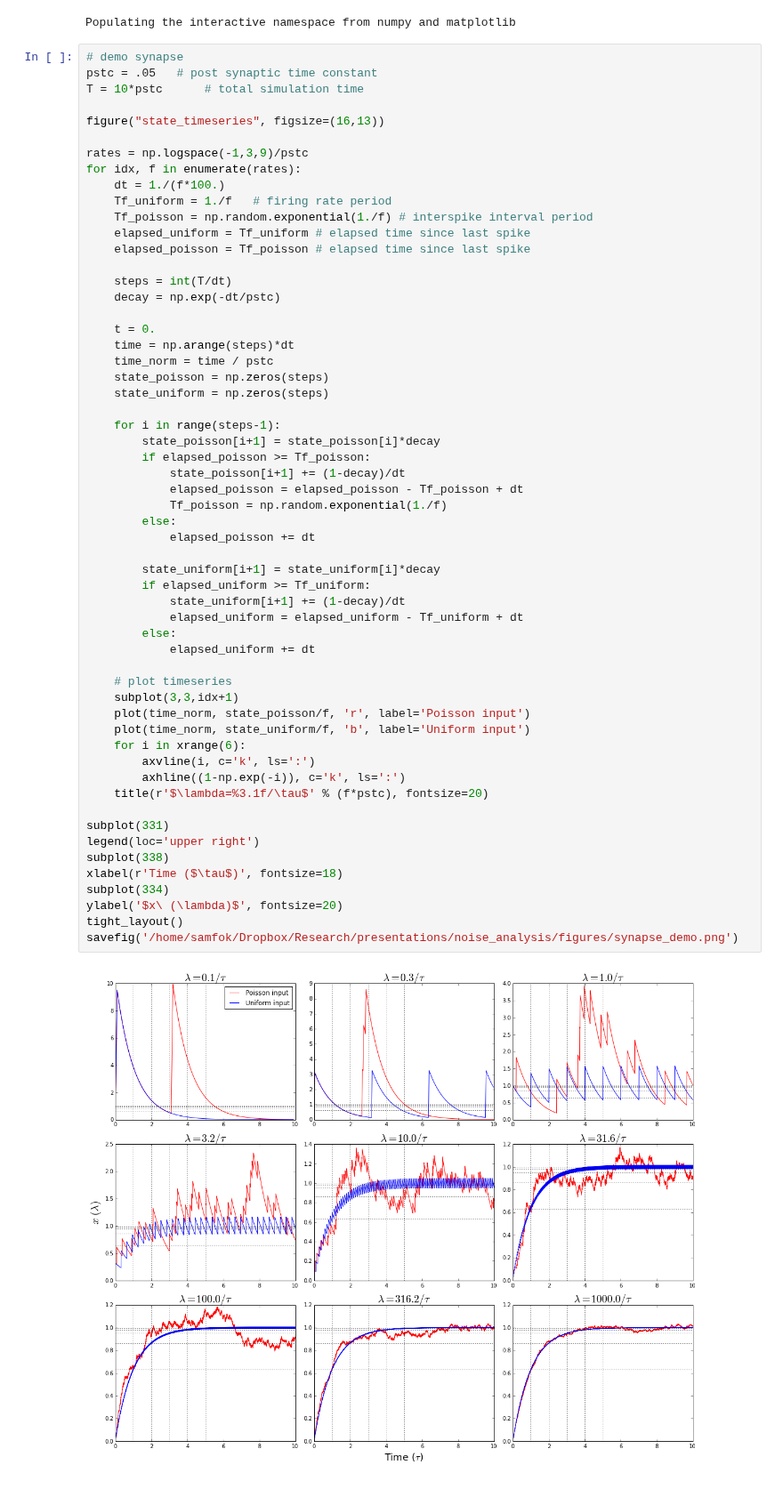
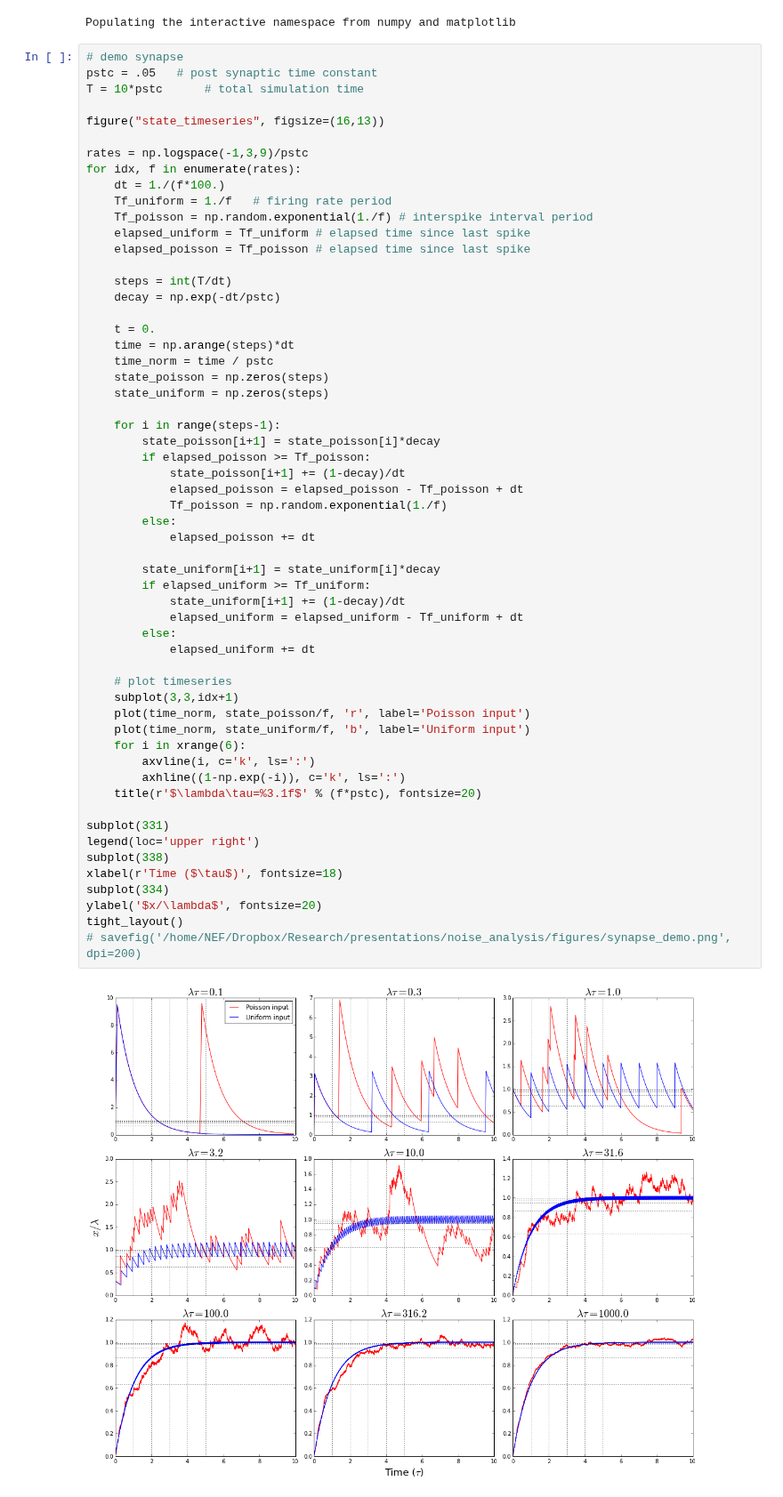
Before and after one commit to samfok/notebooks, a Jupyter notebook: synapse/synapse_demo.ipynb, the cells around one changed output. Shown at 89% size. Cells and saved outputs as stored; diff of their text form.

Commit message:
clean up synapse demo

```diff
--- a/synapse/synapse_demo.ipynb
+++ b/synapse/synapse_demo.ipynb
@@ -38,34 +38,34 @@ for idx, f in enumerate(rates):
         state_poisson[i+1] = state_poisson[i]*decay
         if elapsed_poisson >= Tf_poisson:
             state_poisson[i+1] += (1-decay)/dt
             elapsed_poisson = elapsed_poisson - Tf_poisson + dt
             Tf_poisson = np.random.exponential(1./f)
         else:
             elapsed_poisson += dt
 
         state_uniform[i+1] = state_uniform[i]*decay
         if elapsed_uniform >= Tf_uniform:
             state_uniform[i+1] += (1-decay)/dt
             elapsed_uniform = elapsed_uniform - Tf_uniform + dt
         else:
             elapsed_uniform += dt
 
     # plot timeseries
     subplot(3,3,idx+1)
     plot(time_norm, state_poisson/f, 'r', label='Poisson input')
     plot(time_norm, state_uniform/f, 'b', label='Uniform input')
     for i in xrange(6):
         axvline(i, c='k', ls=':')
         axhline((1-np.exp(-i)), c='k', ls=':')
-    title(r'$\lambda=%3.1f/\tau$' % (f*pstc), fontsize=20)
+    title(r'$\lambda\tau=%3.1f$' % (f*pstc), fontsize=20)
 
 subplot(331)
 legend(loc='upper right')
 subplot(338)
 xlabel(r'Time ($\tau$)', fontsize=18)
 subplot(334)
-ylabel('$x\ (\lambda)$', fontsize=20)
+ylabel('$x/\lambda$', fontsize=20)
 tight_layout()
-savefig('/home/samfok/Dropbox/Research/presentations/noise_analysis/figures/synapse_demo.png')
+# savefig('/home/NEF/Dropbox/Research/presentations/noise_analysis/figures/synapse_demo.png', dpi=200)
 # %% [output]
-[figure, old version]
+[figure, new version]
```
